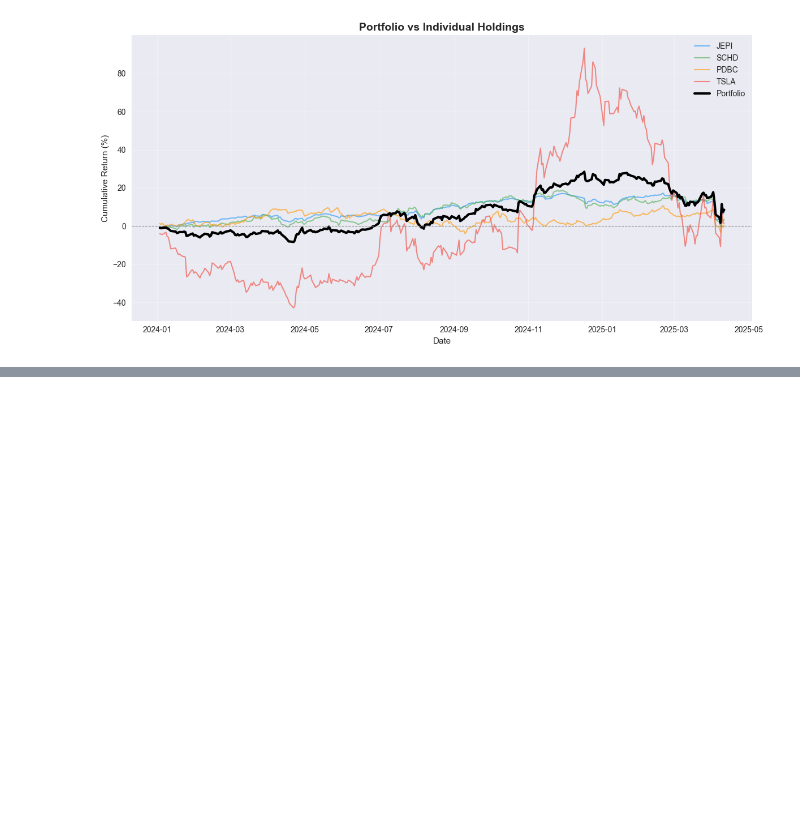
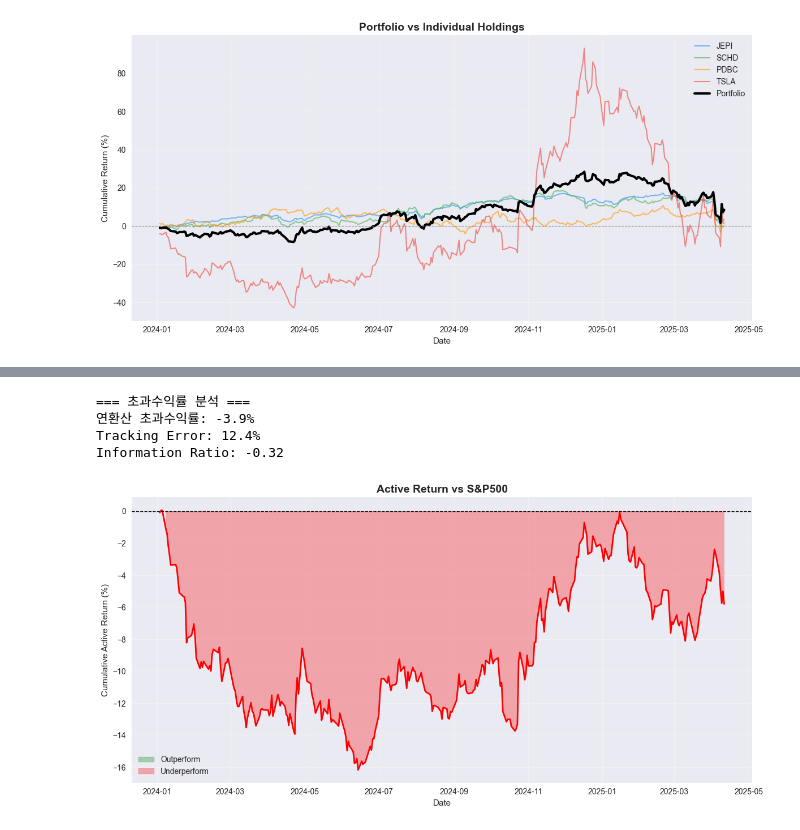
Before and after one commit to chancepark/portfolio-analytics, a Jupyter notebook: 01_portfolio_overview.ipynb, the cells around one changed output, grey strips where cells are left out. Cells and saved outputs as stored; diff of their text form; code cells hidden in the pictures; blank space fills up the shorter version.

```diff
--- a/01_portfolio_overview.ipynb
+++ b/01_portfolio_overview.ipynb
@@ -265,0 +315,37 @@ plt.show()
+# %%
+# 초과수익률 분석
+# 날짜 인덱스 맞추기
+common_dates = portfolio_returns.index.intersection(benchmark_returns.index)
+active_returns = portfolio_returns[common_dates] - benchmark_returns[common_dates]
+cumulative_active = (1 + active_returns).cumprod() - 1
+
+active_annual = float(active_returns.mean() * 252 * 100)
+tracking_error = float(active_returns.std() * np.sqrt(252) * 100)
+information_ratio = active_annual / tracking_error
+
+print("=== 초과수익률 분석 ===")
+print(f"연환산 초과수익률: {active_annual:.1f}%")
+print(f"Tracking Error: {tracking_error:.1f}%")
+print(f"Information Ratio: {information_ratio:.2f}")
+
+# 차트
+fig, ax = plt.subplots(figsize=(12, 6))
+ax.plot(common_dates, cumulative_active * 100, color='red', linewidth=2)
+ax.axhline(y=0, color='black', linestyle='--', linewidth=1)
+ax.fill_between(common_dates, cumulative_active * 100, 0,
+                where=(cumulative_active > 0), alpha=0.3, color='green', label='Outperform')
+ax.fill_between(common_dates, cumulative_active * 100, 0,
+                where=(cumulative_active < 0), alpha=0.3, color='red', label='Underperform')
+ax.set_title('Active Return vs S&P500', fontsize=14, fontweight='bold')
+ax.set_xlabel('Date')
+ax.set_ylabel('Cumulative Active Return (%)')
+ax.legend()
+ax.grid(True, alpha=0.3)
+plt.tight_layout()
+plt.show()
+# %% [output]
+=== 초과수익률 분석 ===
+연환산 초과수익률: -3.9%
+Tracking Error: 12.4%
+Information Ratio: -0.32
+[figure, added]
```
Also changed, not shown: parts of 11 cells of this notebook.
